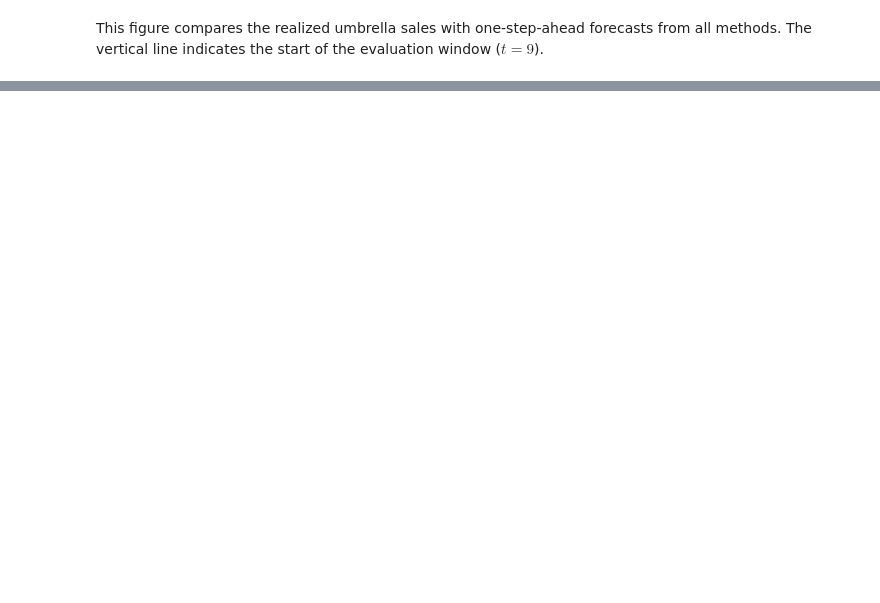
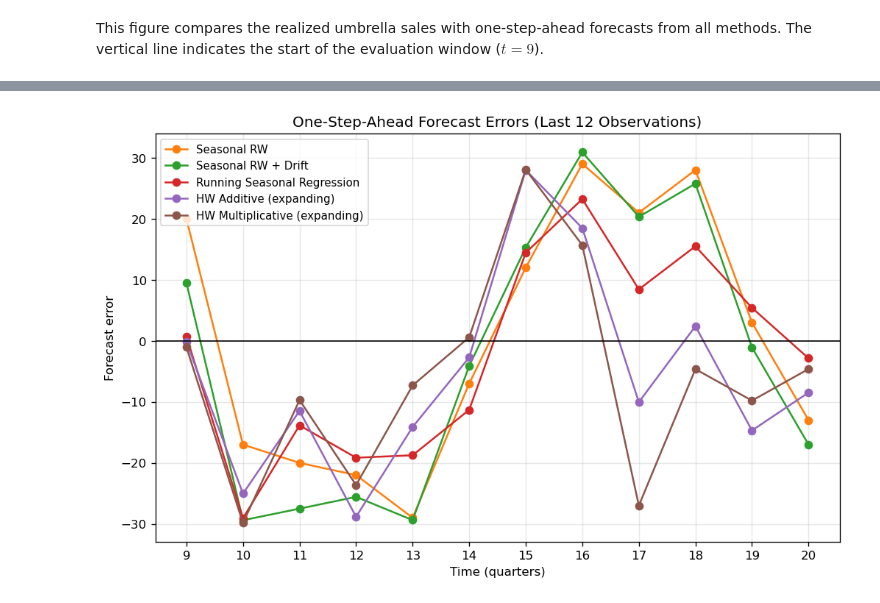
Before and after one commit to Yukisschu/forecasting_methods, a Jupyter notebook: AssignmentI/question_c.ipynb, the cells around one changed output, grey strips where cells are left out. Cells and saved outputs as stored; diff of their text form; code cells hidden in the pictures; blank space fills up the shorter version.

```diff
--- a/AssignmentI/question_c.ipynb
+++ b/AssignmentI/question_c.ipynb
@@ -315,0 +306,27 @@ plt.show()
+# %%
+t_eval = t[eval_start:]
+t2 = np.arange(eval_start + 1, T + 1)
+
+plt.figure(figsize=(10, 6), dpi=120)
+
+plt.plot(t_eval, y[eval_start:] - yhat_srw[eval_start:], marker="o",
+         label="Seasonal RW", color=colors["Seasonal RW"])
+plt.plot(t_eval, y[eval_start:] - yhat_srw_drift[eval_start:], marker="o",
+         label="Seasonal RW + Drift", color=colors["Seasonal RW + Drift"])
+plt.plot(t_eval, y[eval_start:] - yhat_reg[eval_start:], marker="o",
+         label="Running Seasonal Regression", color=colors["Running Seasonal Regression"])
+plt.plot(t_eval, y[eval_start:] - yhat_hw_add[eval_start:], marker="o",
+         label="HW Additive (expanding)", color=colors["HW Additive (expanding)"])
+plt.plot(t_eval, y[eval_start:] - yhat_hw_mul[eval_start:], marker="o",
+         label="HW Multiplicative (expanding)", color=colors["HW Multiplicative (expanding)"])
+
+plt.axhline(0, color="black", linewidth=1)
+plt.title("One-Step-Ahead Forecast Errors (Last 12 Observations)")
+plt.xlabel("Time (quarters)")
+plt.ylabel("Forecast error")
+plt.xticks(t2)
+plt.legend(fontsize=9)
+plt.grid(alpha=0.3)
+plt.show()
+# %% [output]
+[figure, added]
```
Also changed, not shown: parts of 13 cells of this notebook, 1 other file.
